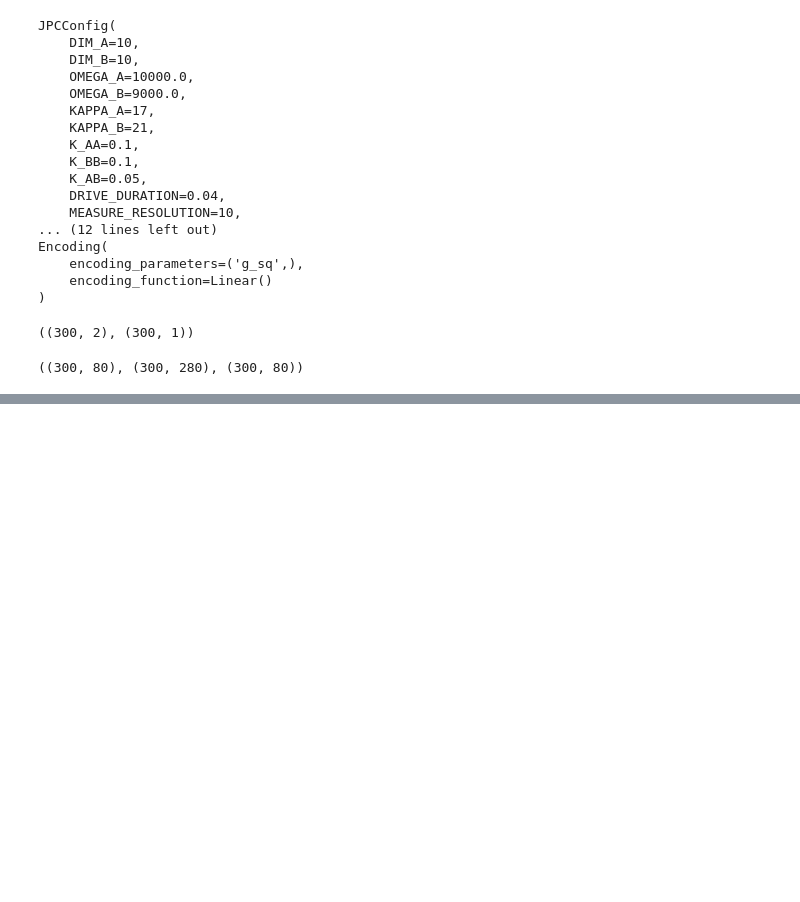
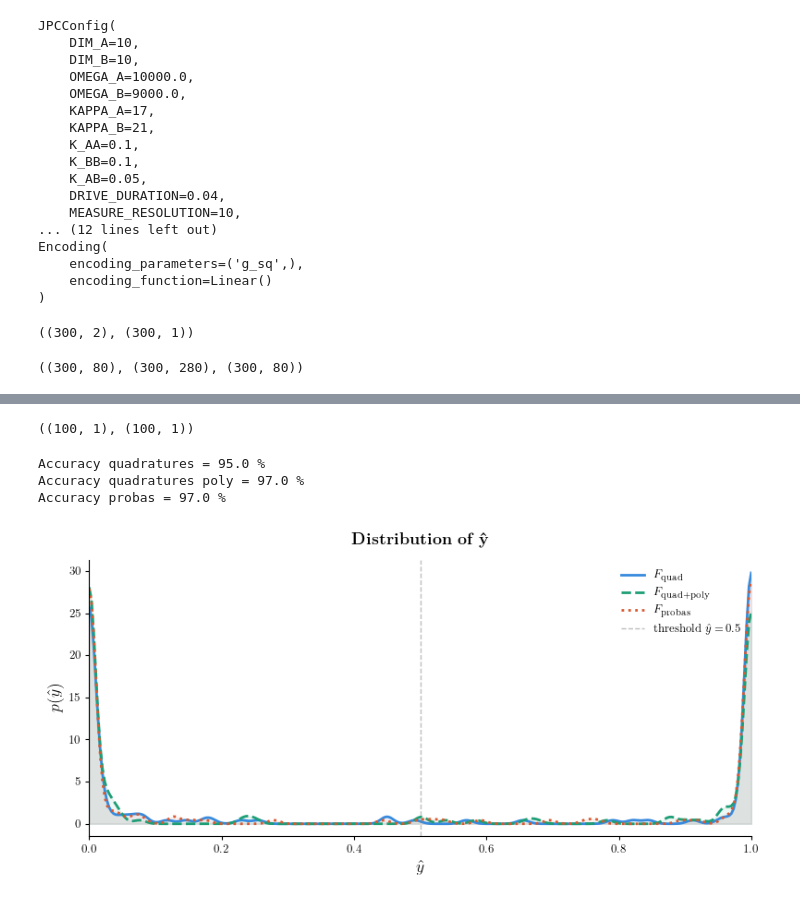
Before and after one commit to nicolasmalet/Quantum-Learn, a Jupyter notebook: lab/moons/notebooks/Backpropagation.ipynb, the cells around one changed output, grey strips where cells are left out. Drawn from its saved outputs; the diff is of its cells as text; code cells hidden in the pictures; blank space fills up the shorter version.

```diff
--- a/lab/moons/notebooks/Backpropagation.ipynb
+++ b/lab/moons/notebooks/Backpropagation.ipynb
@@ -2,7 +2,7 @@
 from pathlib import Path
 import numpy as np
 
-dataset_path = Path("../datasets/base_params_300_periods_linear")
+dataset_path = Path("../datasets/test_base_params_300_points_linear_075_noise_025")
 
 str_jpc_config = (dataset_path / "jpc_config.txt").read_text()
 str_quantum_parameters = (dataset_path / "quantum_parameters.txt").read_text()
@@ -45,7 +45,7 @@ F_quad.shape, F_quad_poly.shape, F_probas.shape
 # %% [output]
 ((300, 80), (300, 280), (300, 80))
 # %%
-nb_batches_train = 20
+nb_batches_train = 200
 
 X_train, X_test = X[:nb_batches_train], X[nb_batches_train:]
 Y_train, Y_test = Y[:nb_batches_train], Y[nb_batches_train:]
@@ -54,5 +54,5 @@ F_train_quad, F_test_quad = F_quad[:nb_batches_train], F_quad[nb_batches_train:]
 F_train_quad_poly, F_test_quad_poly = F_quad_poly[:nb_batches_train], F_quad_poly[nb_batches_train:]
 F_train_probas, F_test_probas = F_probas[:nb_batches_train], F_probas[nb_batches_train:]
 
-F_train_quad.shape, F_train_quad_poly.shape, F_train_probas.shape
+F_train_quad.shape, F_train_quad_poly.shape, F_train_probas.shape, Y_train.shape
 # %% [output]
@@ -61,7 +61,7 @@ F_train_quad.shape, F_train_quad_poly.shape, F_train_probas.shape
 from lab.config.neural_networks import linear, XS
 from zeroth import first_order
 
-config = linear  # try XS
+config = XS  # try XS
 config.summary()
 
 neural_network_quad = first_order.FirstOrderNeuralNetwork(config=config,
@@ -120,16 +123,25 @@ X_train = X_train.reshape(-1)
 nb_epochs = 1000
 losses = np.zeros((3, nb_epochs * nb_batches_train))
 
+# for epoch in range(nb_epochs):
+#     # 1. On crée une liste d'indices mélangés pour l'époque courante
+#     indices = np.random.permutation(nb_batches_train)
+#
+#     # 2. On itère sur ces indices mélangés
+#     for step, i in enumerate(indices):
+#         batch_loss = train_step(_F_quad=F_train_quad[i],
+#                                 _F_quad_poly=F_train_quad_poly[i],
+#                                 _F_probas=F_train_probas[i],
+#                                 _Y=Y_train[i])
+#
+#         # On sauvegarde la loss à l'étape correspondante (epoch * nb_batches + step)
+#         losses[:, epoch * nb_batches_train + step] = batch_loss
+
 for epoch in range(nb_epochs):
-    # 1. On crée une liste d'indices mélangés pour l'époque courante
-    indices = np.random.permutation(nb_batches_train)
+    batch_loss = train_step(_F_quad=F_train_quad,
+                            _F_quad_poly=F_train_quad_poly,
+                            _F_probas=F_train_probas,
+                            _Y=Y_train)
 
-    # 2. On itère sur ces indices mélangés
-    for step, i in enumerate(indices):
-        batch_loss = train_step(_F_quad=F_train_quad[i],
-                                _F_quad_poly=F_train_quad_poly[i],
-                                _F_probas=F_train_probas[i],
-                                _Y=Y_train[i])
-
-        # On sauvegarde la loss à l'étape correspondante (epoch * nb_batches + step)
-        losses[:, epoch * nb_batches_train + step] = batch_loss
+    # On sauvegarde la loss à l'étape correspondante (epoch * nb_batches + step)
+    losses[:, epoch] = batch_loss
@@ -188,6 +200,8 @@ Y_pred_quad_poly = neural_network_quad_poly(F_test_quad_poly)
 Y_pred_probas = neural_network_probas(F_test_probas)
 
 Y_pred_quad.shape, Y_test.shape
+# %% [output]
+((100, 1), (100, 1))
 # %%
 Y_pred_01_quad = Y_pred_quad >= 0.5
 acc_quad = np.mean(Y_pred_01_quad == Y_test)
@@ -200,6 +214,10 @@ print(f"Accuracy quadratures poly = {acc_quad_poly * 1e2} %")
 Y_pred_01_probas = Y_pred_probas >= 0.5
 acc_probas = np.mean(Y_pred_01_probas == Y_test)
 print(f"Accuracy probas = {acc_probas * 1e2} %")
+# %% [output]
+Accuracy quadratures = 95.0 %
+Accuracy quadratures poly = 97.0 %
+Accuracy probas = 97.0 %
 # %%
 from scipy.stats import gaussian_kde
 import numpy as np
@@ -213,34 +231,36 @@ configs = [
     (Y_pred_quad[:, 0],      '#378ADD', '-',  r'$F_{\mathrm{quad}}$'),
     (Y_pred_quad_poly[:, 0], '#1D9E75', '--', r'$F_{\mathrm{quad+poly}}$'),
     (Y_pred_probas[:, 0],    '#D85A30', ':',  r'$F_{\mathrm{probas}}$'),
 ]
 
 for data, color, ls, label in configs:
     # 1. MÉTHODE DES REFLETS : On ajoute les données miroir en 0 (-data) et en 1 (2 - data)
     data_reflected = np.concatenate([data, -data, 2 - data])
 
     # 2. On calcule le KDE sur ces données augmentées
-    kde = gaussian_kde(data_reflected, bw_method="silverman")
+    kde = gaussian_kde(data_reflected, bw_method=0.01)
 
     # 3. On évalue sur x et on multiplie par 3 (car on a triplé la quantité de données)
     density = kde(x) * 3
 
     # On trace la densité corrigée
     ax.plot(x, density, color=color, ls=ls, lw=2, label=label)
     ax.fill_between(x, density, alpha=0.08, color=color)
 
 ax.set_title(r"\textbf{Distribution of $\mathbf{\hat{y}}$}",
              fontsize=13, pad=12)
 ax.axvline(0.5, color='gray', lw=1, ls='--', alpha=0.5,
            label=r'threshold $\hat{y}=0.5$')
 ax.set_xlabel(r"$\hat{y}$", fontsize=13)
 ax.set_ylabel(r"$p(\hat{y})$", fontsize=13)
 ax.set_xlim(0, 1) # On verrouille visuellement entre 0 et 1
 ax.legend(frameon=False)
 ax.spines[['top','right']].set_visible(False)
 plt.tight_layout()
 plt.savefig(f"figs/y_distribution_backprop_{neural_network_quad.name}.png", bbox_inches='tight', dpi=300)
 plt.show()
+# %% [output]
+[figure, added]
 # %%
 fig, ax = plt.subplots(figsize=(8, 4))
 mask = Y_test[:, 0] == 0
```
Also changed, not shown: parts of 7 cells of this notebook, 41 other files.
